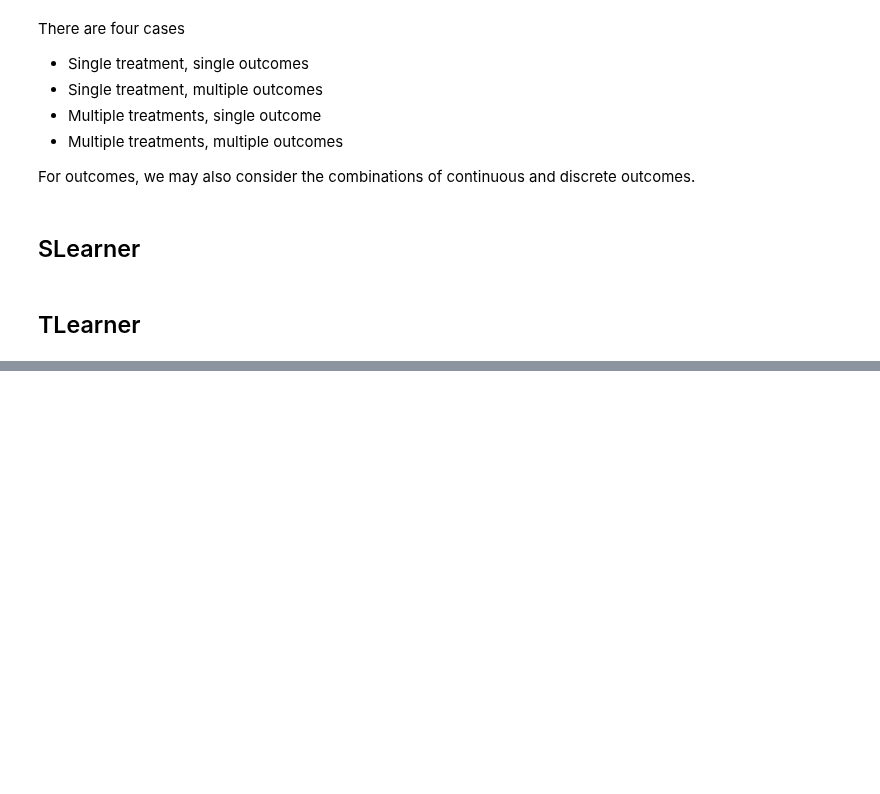
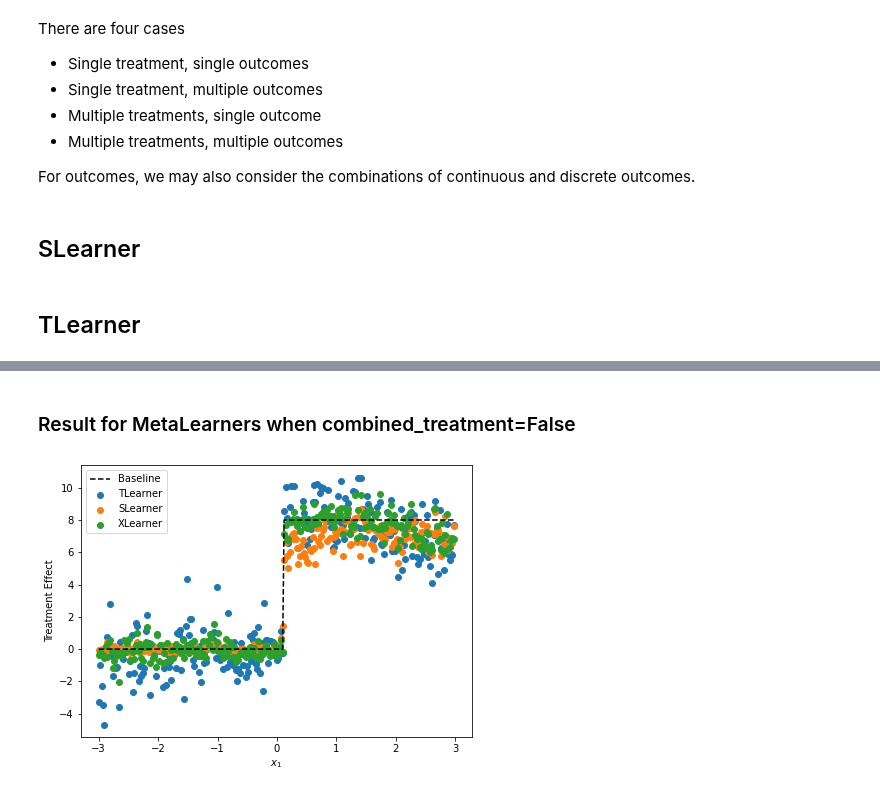
Before and after one commit to DataCanvasIO/YLearn, a Jupyter notebook: test_metalearner_new.ipynb, the cells around one changed output, grey strips where cells are left out. Drawn from its saved outputs; the diff is of its cells as text; code cells hidden in the pictures; blank space fills up the shorter version.

```diff
--- a/test_metalearner_new.ipynb
+++ b/test_metalearner_new.ipynb
@@ -84,3 +84,13 @@ s_pred = s.estimate(data=test_data)
+# %%
+s1 = SLearner(model=GradientBoostingRegressor())
+s1.fit(
+    data=data,
+    outcome=outcome,
+    treatment=treatment,
+    adjustment=adjustment,
+    combined_treatment=False
+)
+s1_pred = s1.estimate(data=test_data, quantity=None)
 # %% [markdown]
 ## TLearner
 # %%
@@ -100,0 +107,12 @@ x = XLearner(
+# %%
+t1 = TLearner(
+    model=GradientBoostingRegressor()
+)
+t1.fit(
+    data=data,
+    outcome=outcome,
+    treatment=treatment,
+    adjustment=adjustment,
+    combined_treatment=False,
+)
+t1_pred = t1.estimate(data=test_data, quantity=None)
@@ -100,0 +132,12 @@ x = XLearner(
+# %%
+x1 = XLearner(
+    model=GradientBoostingRegressor()
+)
+x1.fit(
+    data=data,
+    outcome=outcome,
+    treatment=treatment,
+    adjustment=adjustment,
+    combined_treatment=False,
+)
+x1_pred = x1.estimate(data=test_data, quantity=None)
@@ -100,0 +175,15 @@ x = XLearner(
+# %% [markdown]
+### Result for MetaLearners when combined_treatment=False
+# %%
+plt.figure(figsize=(7, 5))
+plt.plot(X_test[:, 1], np.apply_along_axis(treatment_effect, 1, X_test), color='black', ls='--', label='Baseline')
+plt.scatter(X_test[:, 1], t1_pred, label="TLearner")
+plt.scatter(X_test[:, 1], s1_pred, label="SLearner")
+plt.scatter(X_test[:, 1], x1_pred, label="XLearner")
+# plt.scatter(X_test[:, 1], dr_pred, label="DR-learner")
+plt.xlabel('$x_1$')
+plt.ylabel('Treatment Effect')
+plt.legend()
+plt.show()
+# %% [output]
+[figure, added]
```
Also changed, not shown: parts of 10 cells of this notebook, 3 other files.
